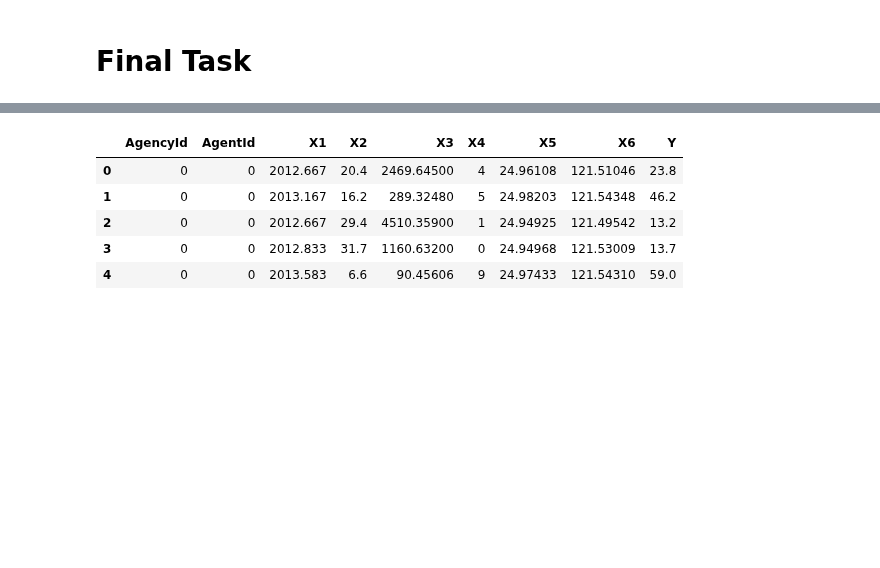
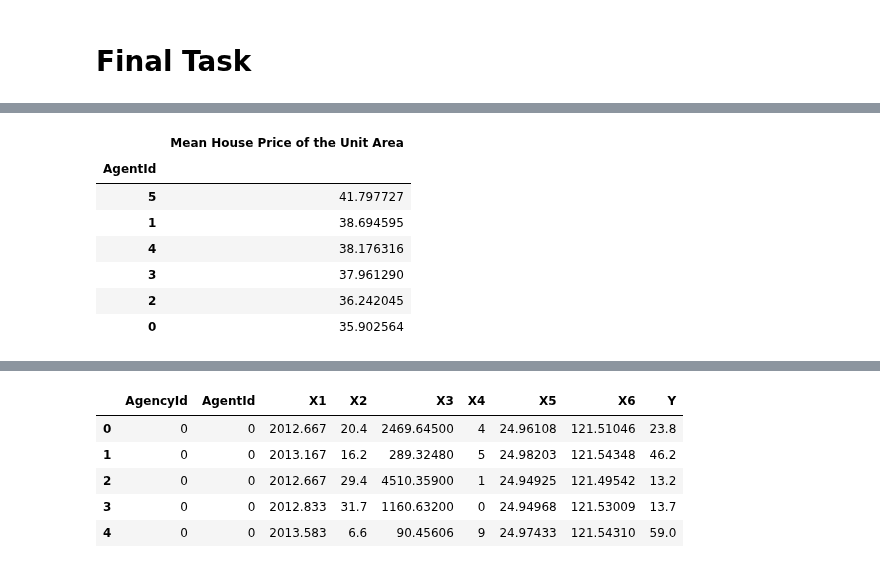
Before and after one commit to For-Chance/CourseOfConstructionInformation, a Jupyter notebook: FinalTask/solution.ipynb, the cells around one changed output, grey strips where cells are left out. Cells and saved outputs as stored; diff of their text form; code cells hidden in the pictures; blank space fills up the shorter version.

```diff
--- a/FinalTask/solution.ipynb
+++ b/FinalTask/solution.ipynb
@@ -13,0 +55,20 @@ import matplotlib.pyplot as plt
+# %%
+# group
+AgtPrice = df.groupby(['AgentId']).agg({'Y house price of unit area': 'mean'})
+
+# rename
+AgtPrice = AgtPrice.rename(columns = {'Y house price of unit area': 'Mean House Price of the Unit Area'})
+
+# sort
+AgtPrice = AgtPrice.sort_values('Mean House Price of the Unit Area', ascending=False)
+
+AgtPrice
+# %% [output]
+|  | Mean House Price of the Unit Area |
+| AgentId |  |
+| 5 | 41.797727 |
+| 1 | 38.694595 |
+| 4 | 38.176316 |
+| 3 | 37.961290 |
+| 2 | 36.242045 |
+| 0 | 35.902564 |
```
Also changed, not shown: parts of 28 cells of this notebook.
